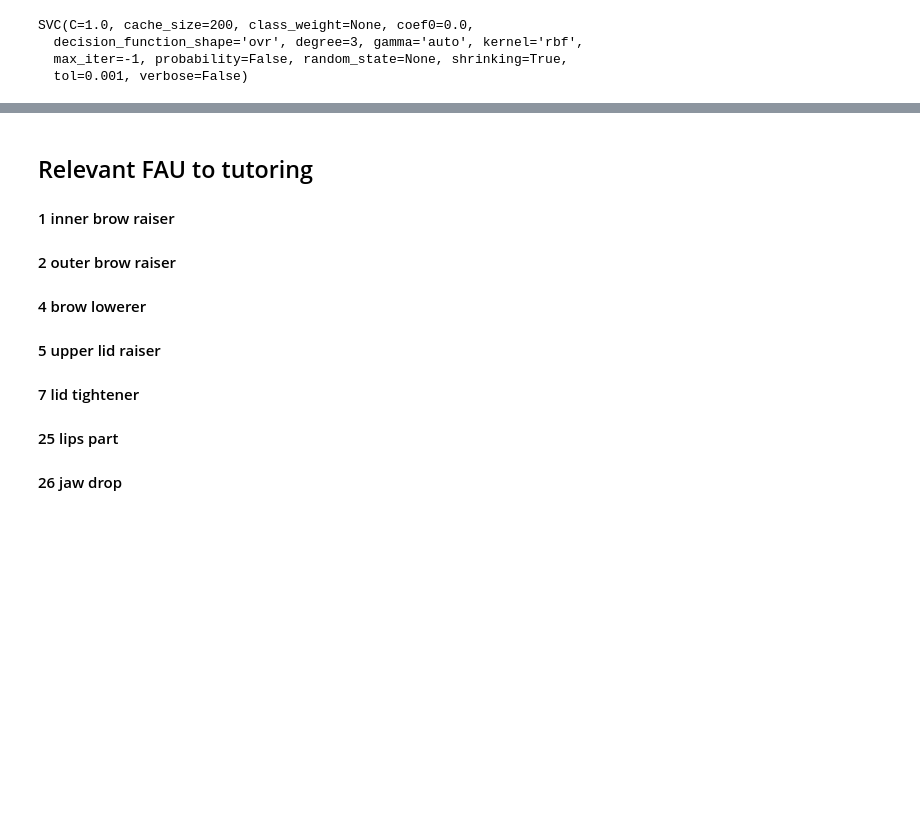
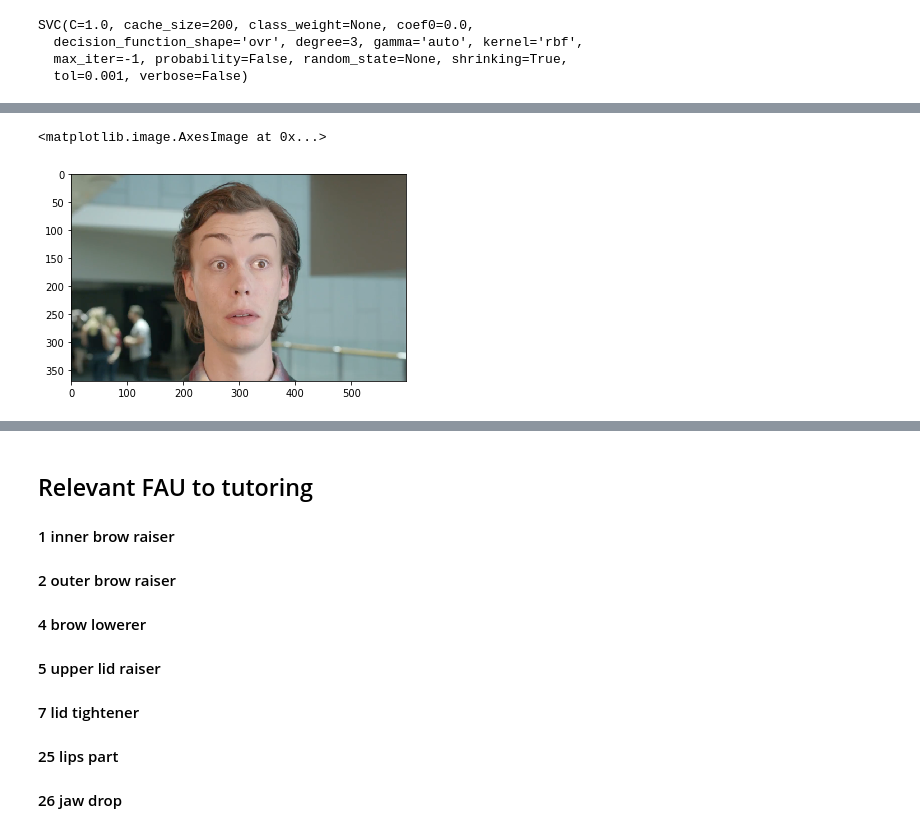
Before and after one commit to amogh112/tryingNaiveModelsEmotionDetect, a Jupyter notebook: try1.ipynb, the cells around one changed output, grey strips where cells are left out. Cells and saved outputs as stored; diff of their text form; code cells hidden in the pictures; blank space fills up the shorter version.

```diff
--- a/try1.ipynb
+++ b/try1.ipynb
@@ -575,15 +640,17 @@ hog_train_data=np.squeeze(hog_train_data,axis=2)
 ##### Let's try out on FAUs such as 2.0, the following cell marks the labels for hogs
 # %%
 fau_id=2.0
+fau_thresh=2.0
 hog_labels=[]
 for subj_seq_hist in histList:
     FAU_dict=dict_file_FAU[subj_seq_hist[0]+'/'+subj_seq_hist[1]]
     if fau_id in FAU_dict:
-        if FAU_dict[fau_id]>1.0:
+        if FAU_dict[fau_id]>fau_thresh:
             hog_labels.append(1)
         else:
             hog_labels.append(0)
     else:
         hog_labels.append(0)
-print 'the labels are loaded'
+hog_labels=np.array(hog_labels)
+print 'the hog_labels are loaded; 1 category number: ', np.count_nonzero(hog_labels)
 # %% [output]
@@ -602,3 +677,19 @@ SVC(C=1.0, cache_size=200, class_weight=None, coef0=0.0,
   decision_function_shape='ovr', degree=3, gamma='auto', kernel='rbf',
   max_iter=-1, probability=False, random_state=None, shrinking=True,
   tol=0.001, verbose=False)
+# %%
+cv=cross_validation.KFold(len(hog_train_data),n_folds=10,shuffle=True)
+
+svm_results=[]
+count=0
+for traincv, testcv in cv:
+#     print len(traincv),len(testcv)
+    print 'confusion matrix for iteration: ',count
+    count+=1
+    res=clf.fit(hog_train_data[traincv],hog_labels[traincv]).predict(hog_train_data[testcv])
+    print metrics.confusion_matrix(hog_labels[testcv],res)
+#     print res
+#     probas=forest_model.fit(hog_train_data[traincv],hog_labels[traincv]).predict_proba(hog_train_data[testcv])
+#     print probas
+#     metrics.confusion_matrix()
+#     forest_results.append(metrics.accuracy_score(hog_labels))
@@ -604,0 +714,8 @@ SVC(C=1.0, cache_size=200, class_weight=None, coef0=0.0,
+# %%
+#this is a trial image with surprised emotion
+tryIm=mpimg.imread('E:/CMU/approach1_april_10/data/fau2_im2.png')
+plt.imshow(tryIm)
+clf.fit
+# %% [output]
+<matplotlib.image.AxesImage at 0x...>
+[figure, added]
```
Also changed, not shown: parts of 52 cells of this notebook.
